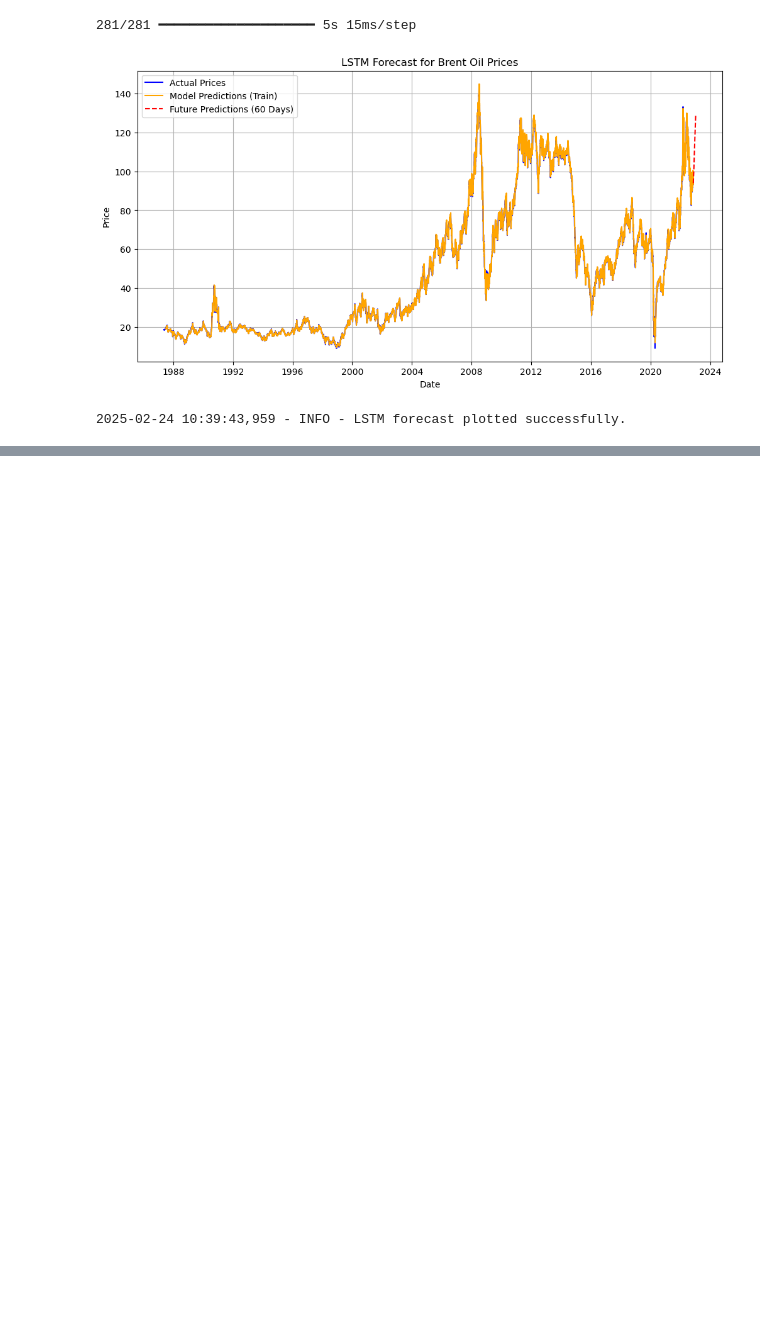
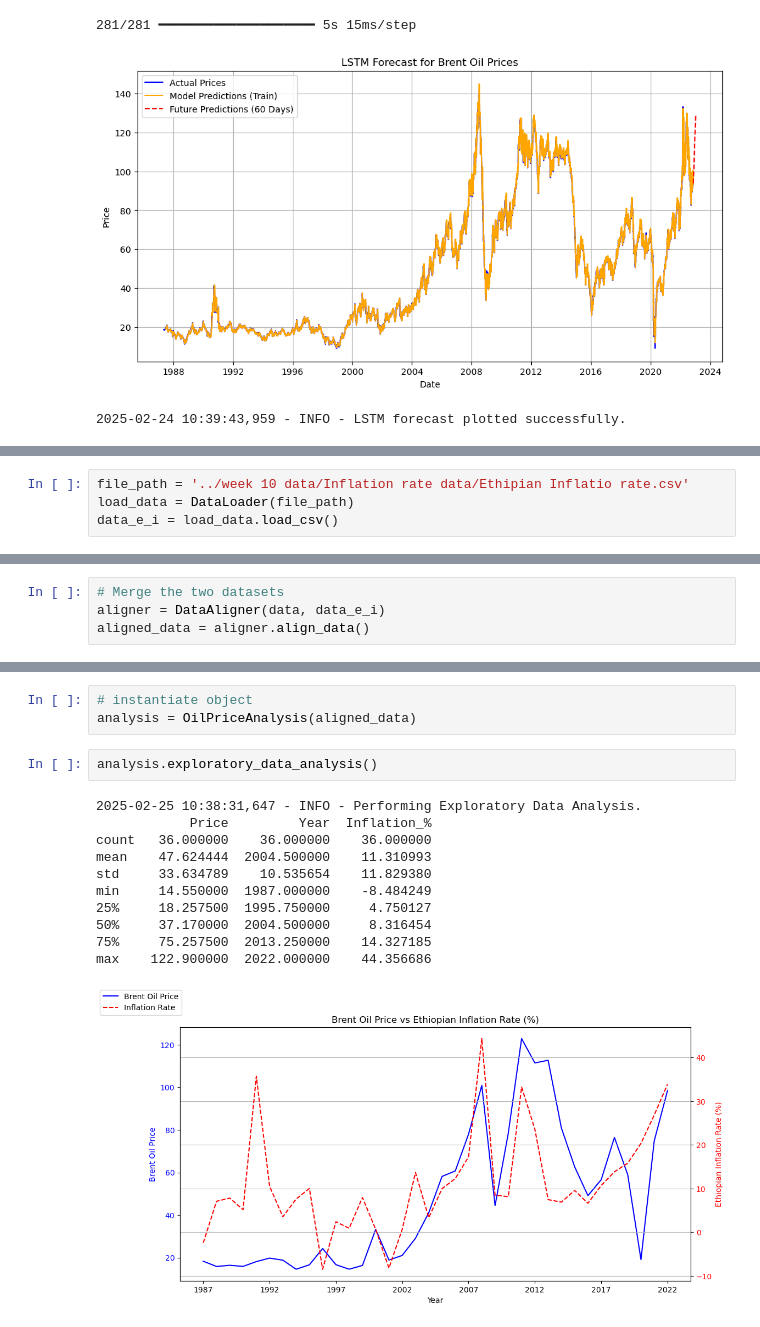
Before and after one commit to zereay74/Kaim-week-10, a Jupyter notebook: notebooks/Task_2_Oil_analysis_with_AI_and_Stat_Models.ipynb, the cells around one changed output, grey strips where cells are left out. Cells and saved outputs as stored; diff of their text form; blank space fills up the shorter version.

```diff
--- a/notebooks/Task_2_Oil_analysis_with_AI_and_Stat_Models.ipynb
+++ b/notebooks/Task_2_Oil_analysis_with_AI_and_Stat_Models.ipynb
@@ -104,0 +109,4 @@ future_predictions = analysis.forecast_lstm(future_days=60)
+# %%
+file_path = '../week 10 data/Inflation rate data/Ethipian Inflatio rate.csv'
+load_data = DataLoader(file_path)
+data_e_i = load_data.load_csv()
@@ -104,0 +125,4 @@ future_predictions = analysis.forecast_lstm(future_days=60)
+# %%
+# Merge the two datasets
+aligner = DataAligner(data, data_e_i)
+aligned_data = aligner.align_data()
@@ -104,0 +163,17 @@ future_predictions = analysis.forecast_lstm(future_days=60)
+# %%
+# instantiate object
+analysis = OilPriceAnalysis(aligned_data)
+# %%
+analysis.exploratory_data_analysis()
+# %% [output]
+2025-02-25 10:38:31,647 - INFO - Performing Exploratory Data Analysis.
+            Price         Year  Inflation_%
+count   36.000000    36.000000    36.000000
+mean    47.624444  2004.500000    11.310993
+std     33.634789    10.535654    11.829380
+min     14.550000  1987.000000    -8.484249
+25%     18.257500  1995.750000     4.750127
+50%     37.170000  2004.500000     8.316454
+75%     75.257500  2013.250000    14.327185
+max    122.900000  2022.000000    44.356686
+[figure, added]
```
Also changed, not shown: parts of 19 cells of this notebook, 4 other files.
